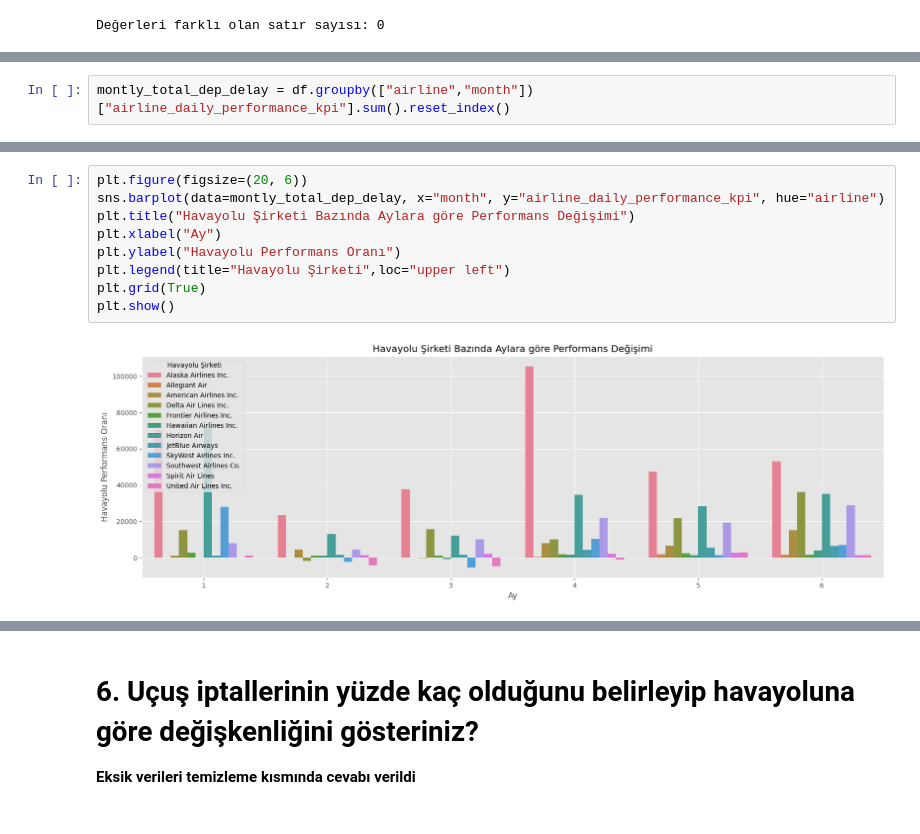
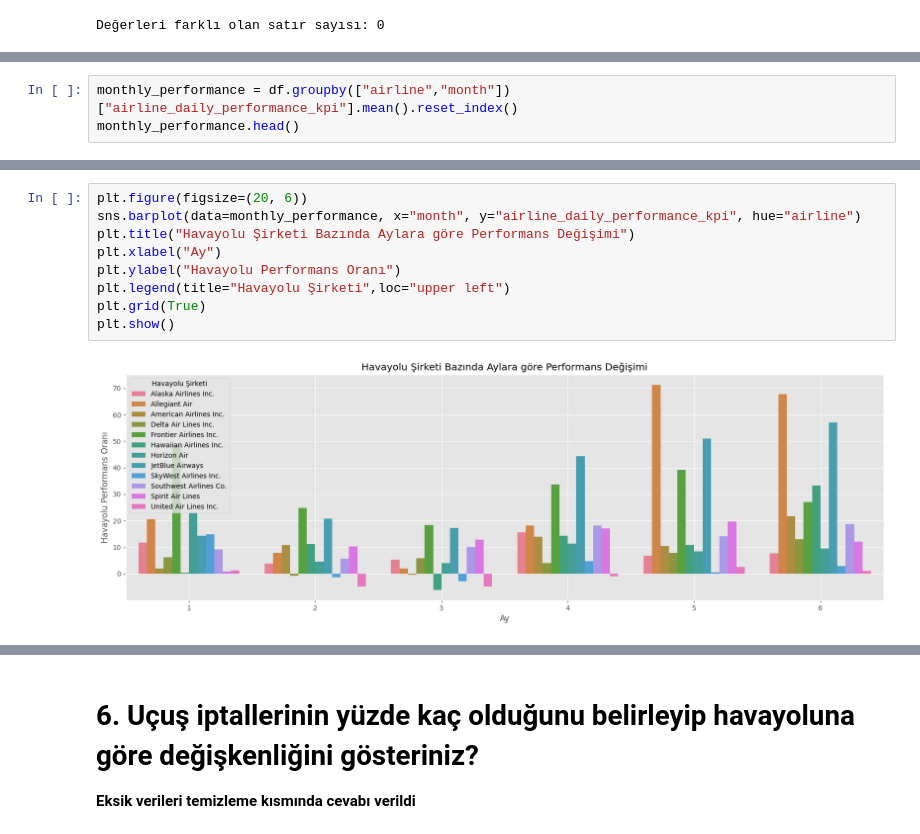
Before and after one commit to kntvrl/flights_project, a Jupyter notebook: project_notebook_ds.ipynb, the cells around one changed output, grey strips where cells are left out. Drawn from its saved outputs; the diff is of its cells as text.

```diff
--- a/project_notebook_ds.ipynb
+++ b/project_notebook_ds.ipynb
@@ -978,2 +982,3 @@ Değerleri farklı olan satır sayısı: 0
 # %%
-montly_total_dep_delay = df.groupby(["airline","month"])["airline_daily_performance_kpi"].sum().reset_index()
+monthly_performance = df.groupby(["airline","month"])["airline_daily_performance_kpi"].mean().reset_index()
+monthly_performance.head()
@@ -980,11 +992,11 @@ montly_total_dep_delay = df.groupby(["airline","month"])["airline_daily_performa
 # %%
 plt.figure(figsize=(20, 6))
-sns.barplot(data=montly_total_dep_delay, x="month", y="airline_daily_performance_kpi", hue="airline")
+sns.barplot(data=monthly_performance, x="month", y="airline_daily_performance_kpi", hue="airline")
 plt.title("Havayolu Şirketi Bazında Aylara göre Performans Değişimi")
 plt.xlabel("Ay")
 plt.ylabel("Havayolu Performans Oranı")
 plt.legend(title="Havayolu Şirketi",loc="upper left")
 plt.grid(True)
 plt.show()
 # %% [output]
-[figure, old version]
+[figure, new version]
```
Also changed, not shown: parts of 12 cells of this notebook.
